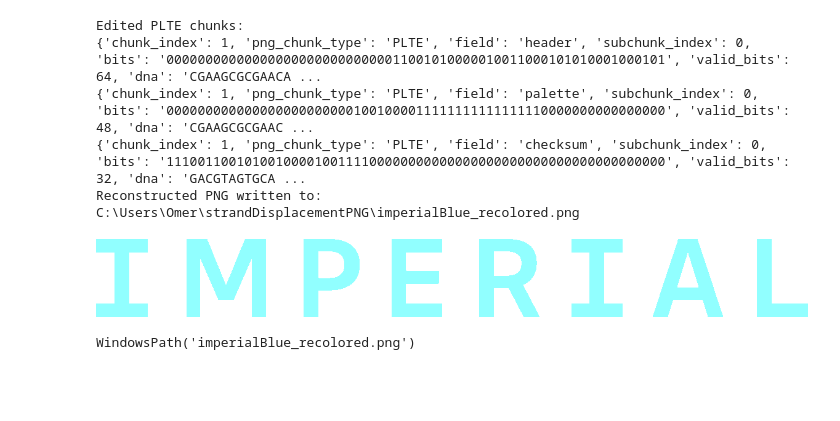
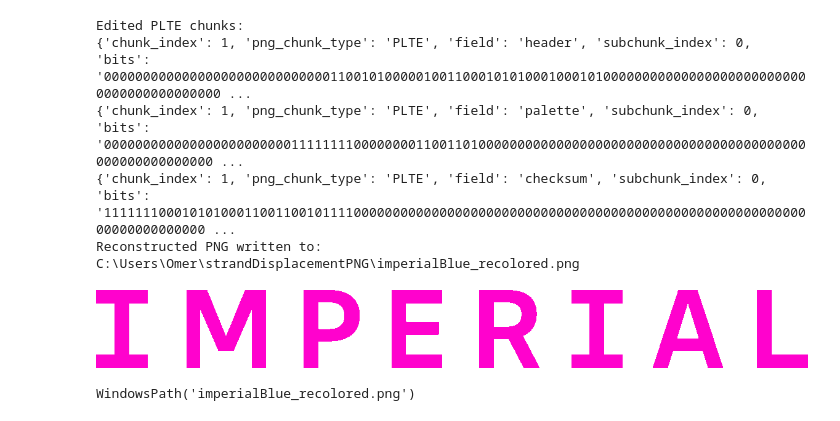
Before and after one commit to Omer-Sella/strandDisplacement, a Jupyter notebook: Ilaria2.ipynb, the cells around one changed output. Saved outputs shown, nothing was run; the diff lists cells and outputs as text; code cells hidden in the pictures; blank space fills up the shorter version.

```diff
--- a/Ilaria2.ipynb
+++ b/Ilaria2.ipynb
@@ -7,18 +7,20 @@ from utils import *
 from pathlib import Path
 # 1. Provide a Path to png file with a PLTE field
 png_path = 'imperialBlue_with_plte_2_colours.png'
+#png_path = 'imperialBlue_with_plte.png'
+
 # Optional - just for understanding PLTE, display the PLTE data. Also useful to check that we don't have too many colours
 extract_plte_table(png_path)
 
 
 # 2. Set the limit on the number of bits per chunk. This will affect how many bases are in every DNA strand.
-K_BITS = 64  # Placeholder constant; you can change this later.
+K_BITS = 200  # Placeholder constant; you can change this later.
 
 dna_chunks = png_to_dna_chunks(png_path, K_BITS)
 print(f'Total output chunks: {len(dna_chunks)}')
-#print('First 5 chunks:')
-#for item in dna_chunks[:5]:
-#    print({k: item[k] for k in ['png_chunk_type', 'field', 'subchunk_index', 'bits', 'dna']})
+print('First 5 chunks:')
+for item in dna_chunks[:5]:
+    print({k: item[k] for k in ['png_chunk_type', 'field', 'subchunk_index', 'bits', 'dna']})
 
 
 # Print the chunks that are relevant to PLTE, these are the chunks we want to change in the DNA sample
@@ -31,17 +39,21 @@ reconstructed_path = reconstruct_and_display_png(dna_chunks, 'reconstructed.png'
 # %%
-edited_chunks = update_plte_entry_in_dna_chunks(dna_chunks, palette_index=1, new_rgb=(144, 255, 255))
+NEW_COLOUR = (255, 0, 205)
+
+# The output of update_plte_entry_in_dna_chunks is the DNA chunks that will replace the existing PLTE field.
+
+edited_chunks = update_plte_entry_in_dna_chunks(dna_chunks, palette_index=1, new_rgb=NEW_COLOUR)
 print("Edited PLTE chunks:")
 for c in edited_chunks:
     if c["png_chunk_type"] == "PLTE":
         print(c)
 reconstruct_and_display_png(edited_chunks, "imperialBlue_recolored.png")
 # %% [output]
 Edited PLTE chunks:
-{'chunk_index': 1, 'png_chunk_type': 'PLTE', 'field': 'header', 'subchunk_index': 0, 'bits': '0000000000000000000000000000011001010000010011000101010001000101', 'valid_bits': 64, 'dna': 'CGAAGCGCGAACA ...
-{'chunk_index': 1, 'png_chunk_type': 'PLTE', 'field': 'palette', 'subchunk_index': 0, 'bits': '0000000000000000000000001001000011111111111111110000000000000000', 'valid_bits': 48, 'dna': 'CGAAGCGCGAAC ...
-{'chunk_index': 1, 'png_chunk_type': 'PLTE', 'field': 'checksum', 'subchunk_index': 0, 'bits': '1110011001010010000100111100000000000000000000000000000000000000', 'valid_bits': 32, 'dna': 'GACGTAGTGCA ...
+{'chunk_index': 1, 'png_chunk_type': 'PLTE', 'field': 'header', 'subchunk_index': 0, 'bits': '0000000000000000000000000000011001010000010011000101010001000101000000000000000000000000000000000000000000 ...
+{'chunk_index': 1, 'png_chunk_type': 'PLTE', 'field': 'palette', 'subchunk_index': 0, 'bits': '000000000000000000000000111111110000000011001101000000000000000000000000000000000000000000000000000000000 ...
+{'chunk_index': 1, 'png_chunk_type': 'PLTE', 'field': 'checksum', 'subchunk_index': 0, 'bits': '11111110001010100011001100101111000000000000000000000000000000000000000000000000000000000000000000000000 ...
 Reconstructed PNG written to: C:\Users\Omer\strandDisplacementPNG\imperialBlue_recolored.png
-[figure, old version]
+[figure, new version]
 WindowsPath('imperialBlue_recolored.png')
 # %%
 # 4) Simulate sequencing with Badread, then check which DNA chunks are observed in reads.
```
Also changed, not shown: parts of 2 cells of this notebook, 6 other files.
